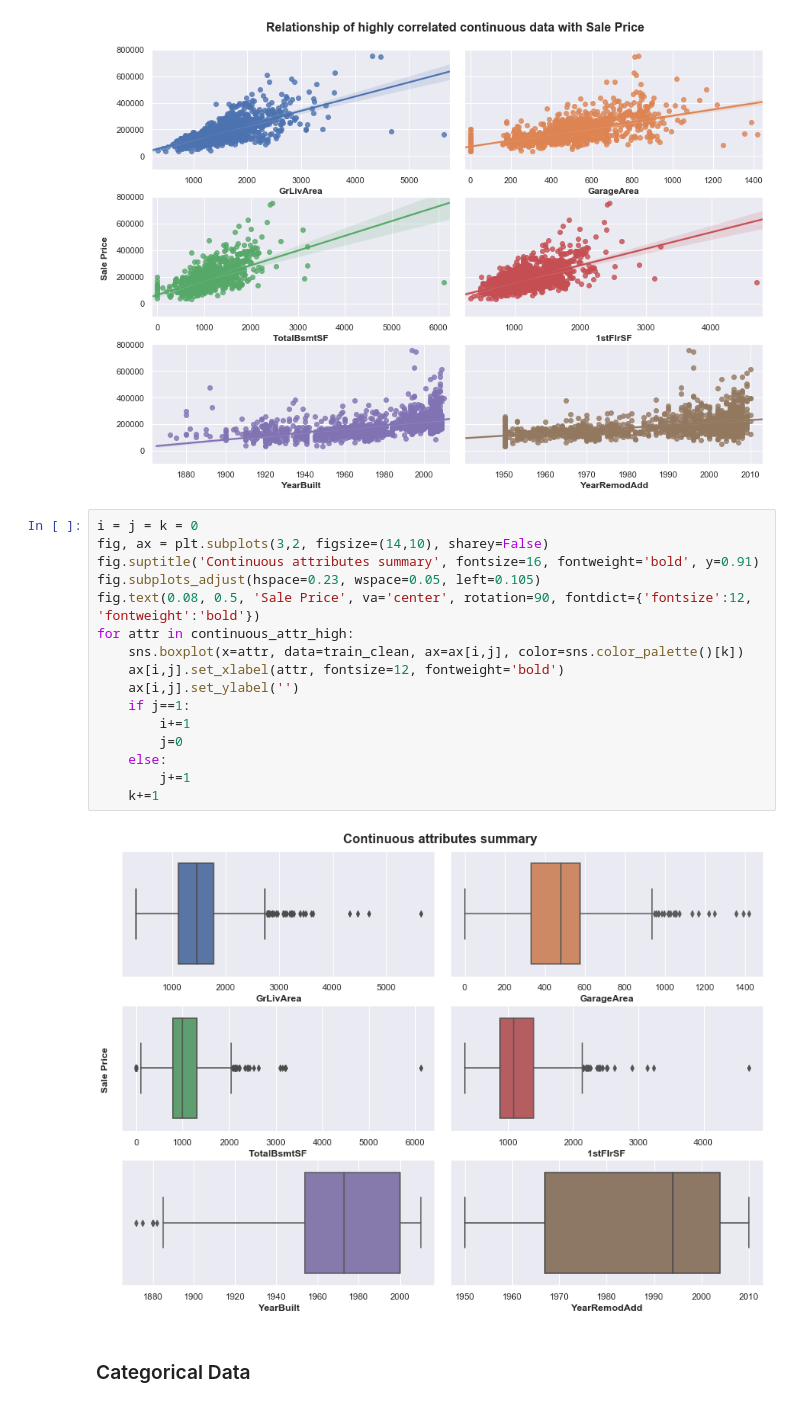
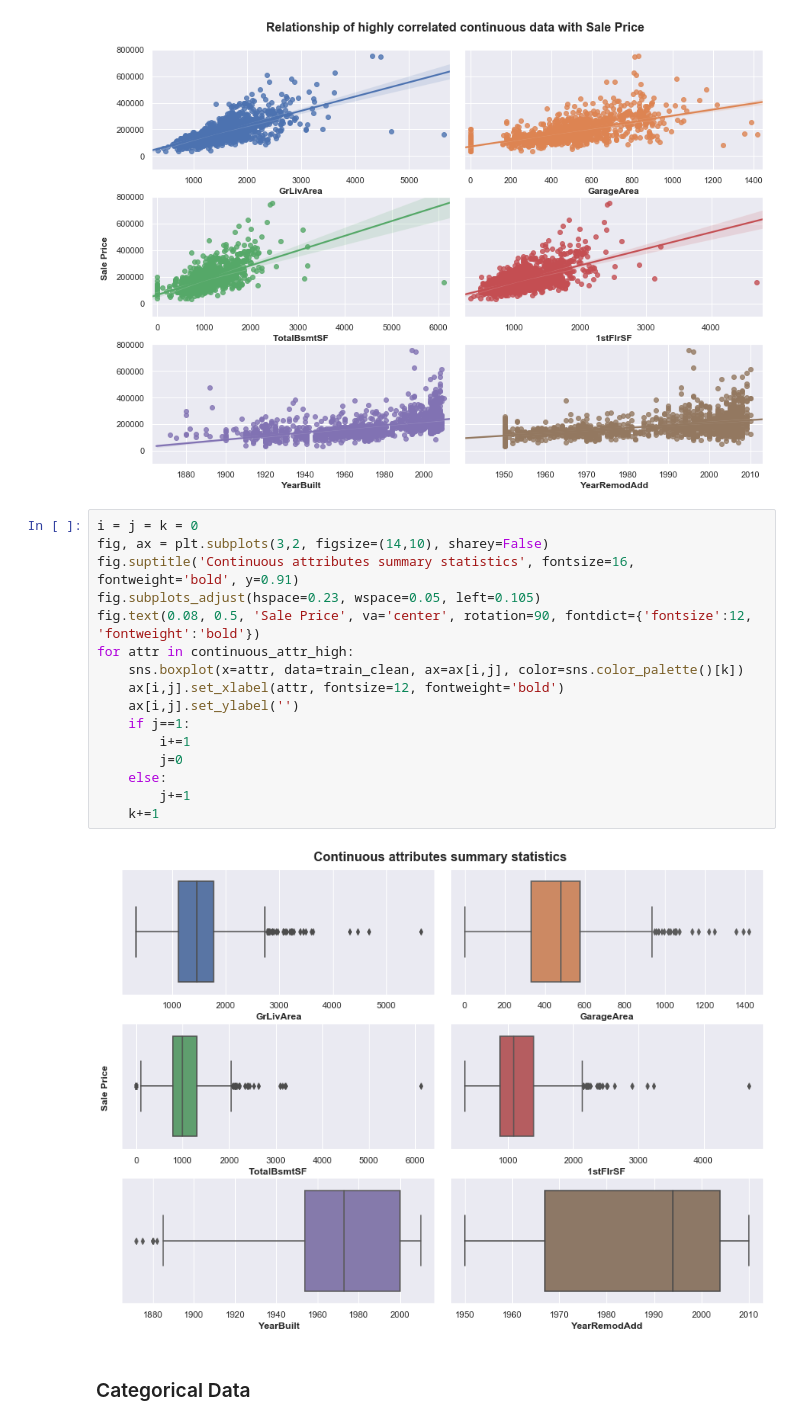
Before and after one commit to gepallas/ML_House_Prices, a Jupyter notebook: HousePricesEDA.ipynb, the cells around one changed output. Drawn from its saved outputs; the diff is of its cells as text.

```diff
--- a/HousePricesEDA.ipynb
+++ b/HousePricesEDA.ipynb
@@ -808,21 +808,21 @@ for attr in continuous_attr_high:
 # %%
 i = j = k = 0
 fig, ax = plt.subplots(3,2, figsize=(14,10), sharey=False)
-fig.suptitle('Continuous attributes summary', fontsize=16, fontweight='bold', y=0.91)
+fig.suptitle('Continuous attributes summary statistics', fontsize=16, fontweight='bold', y=0.91)
 fig.subplots_adjust(hspace=0.23, wspace=0.05, left=0.105)
 fig.text(0.08, 0.5, 'Sale Price', va='center', rotation=90, fontdict={'fontsize':12, 'fontweight':'bold'})
 for attr in continuous_attr_high:
     sns.boxplot(x=attr, data=train_clean, ax=ax[i,j], color=sns.color_palette()[k])
     ax[i,j].set_xlabel(attr, fontsize=12, fontweight='bold')
     ax[i,j].set_ylabel('')
     if j==1:
         i+=1
         j=0
     else:
         j+=1
     k+=1
 # %% [output]
-[figure, old version]
+[figure, new version]
 # %% [markdown]
 ### Categorical Data
 # %%
```
Also changed, not shown: parts of 20 cells of this notebook.
